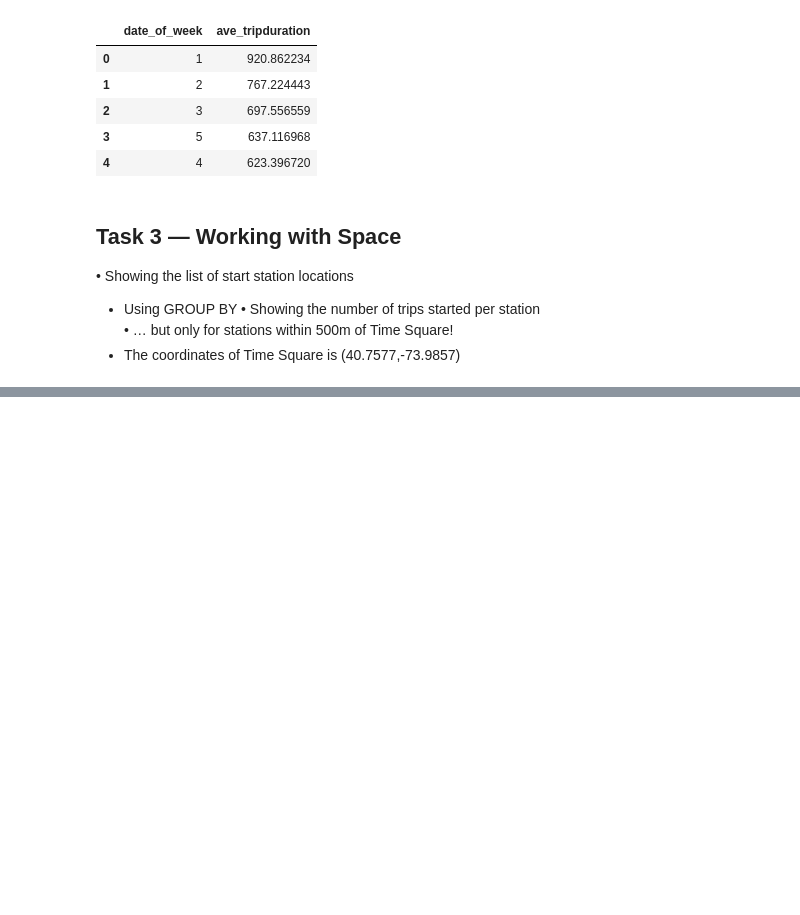
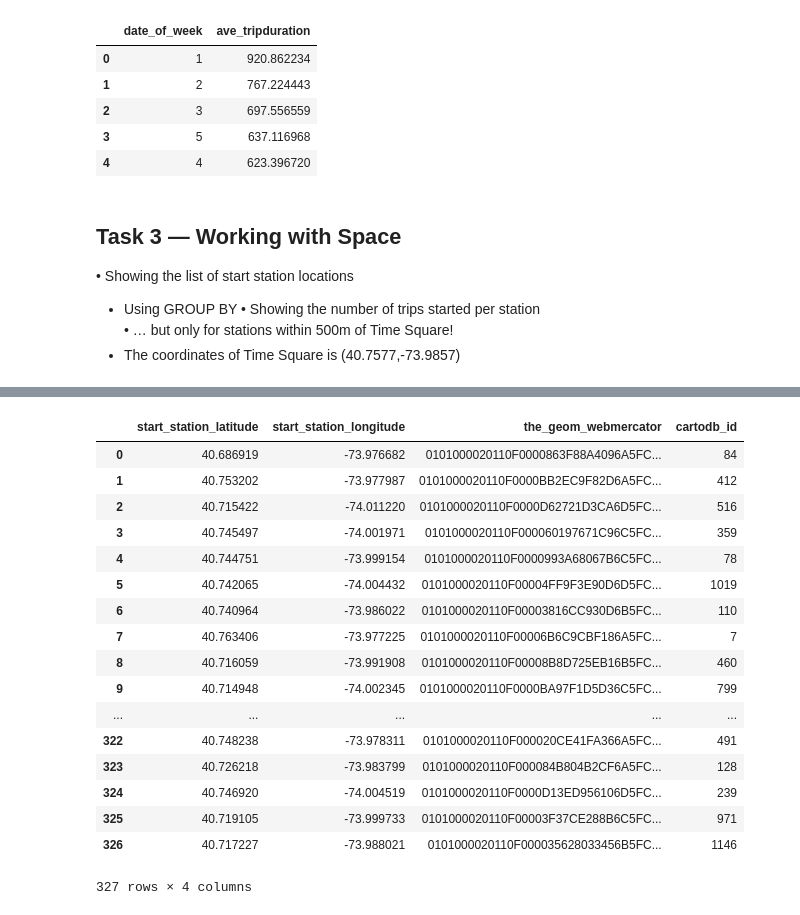
Before and after one commit to jazzzchan/PUI2017_yc3300, a Jupyter notebook: HW7_yc3300/Assignment_2.ipynb, the cells around one changed output, grey strips where cells are left out. Saved outputs shown, nothing was run; the diff lists cells and outputs as text; code cells hidden in the pictures; blank space fills up the shorter version.

```diff
--- a/HW7_yc3300/Assignment_2.ipynb
+++ b/HW7_yc3300/Assignment_2.ipynb
@@ -143,0 +143,21 @@ SyntaxError: EOF while scanning triple-quoted string literal (<ipython-input-105
+# %%
+pd.read_csv(StringIO.StringIO(queryCartoDB(task3_1)), sep=',') #showig the list of start_station using GROUPBY
+# %% [output]
+|  | start_station_latitude | start_station_longitude | the_geom_webmercator | cartodb_id |
+| 0 | 40.686919 | -73.976682 | 0101000020110F0000863F88A4096A5FC... | 84 |
+| 1 | 40.753202 | -73.977987 | 0101000020110F0000BB2EC9F82D6A5FC... | 412 |
+| 2 | 40.715422 | -74.011220 | 0101000020110F0000D62721D3CA6D5FC... | 516 |
+| 3 | 40.745497 | -74.001971 | 0101000020110F000060197671C96C5FC... | 359 |
+| 4 | 40.744751 | -73.999154 | 0101000020110F0000993A68067B6C5FC... | 78 |
+| 5 | 40.742065 | -74.004432 | 0101000020110F00004FF9F3E90D6D5FC... | 1019 |
+| 6 | 40.740964 | -73.986022 | 0101000020110F00003816CC930D6B5FC... | 110 |
+| 7 | 40.763406 | -73.977225 | 0101000020110F00006B6C9CBF186A5FC... | 7 |
+| 8 | 40.716059 | -73.991908 | 0101000020110F00008B8D725EB16B5FC... | 460 |
+| 9 | 40.714948 | -74.002345 | 0101000020110F0000BA97F1D5D36C5FC... | 799 |
+| ... | ... | ... | ... | ... |
+| 322 | 40.748238 | -73.978311 | 0101000020110F000020CE41FA366A5FC... | 491 |
+| 323 | 40.726218 | -73.983799 | 0101000020110F000084B804B2CF6A5FC... | 128 |
+| 324 | 40.746920 | -74.004519 | 0101000020110F0000D13ED956106D5FC... | 239 |
+| 325 | 40.719105 | -73.999733 | 0101000020110F00003F37CE288B6C5FC... | 971 |
+| 326 | 40.717227 | -73.988021 | 0101000020110F000035628033456B5FC... | 1146 |
+327 rows × 4 columns
```
Also changed, not shown: parts of 10 cells of this notebook.
